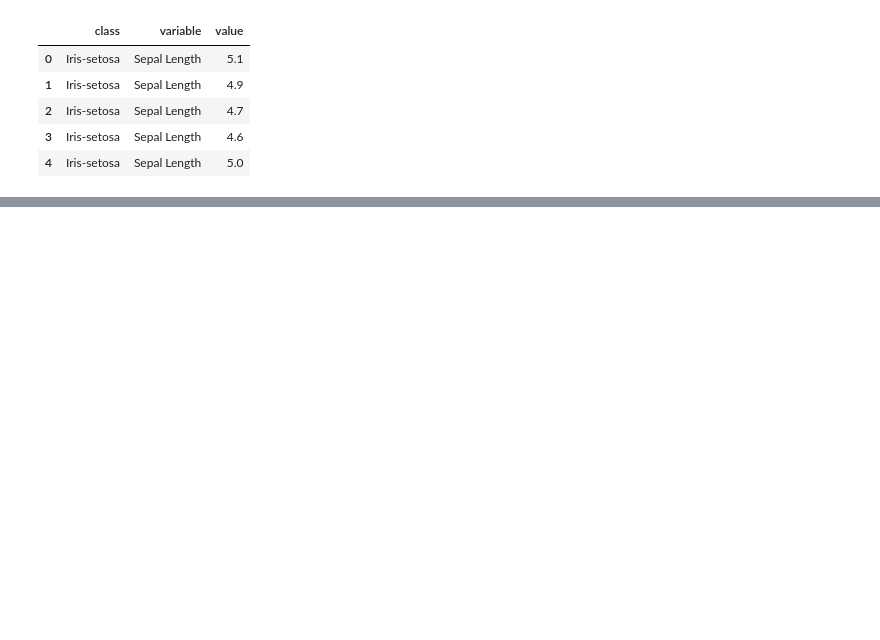
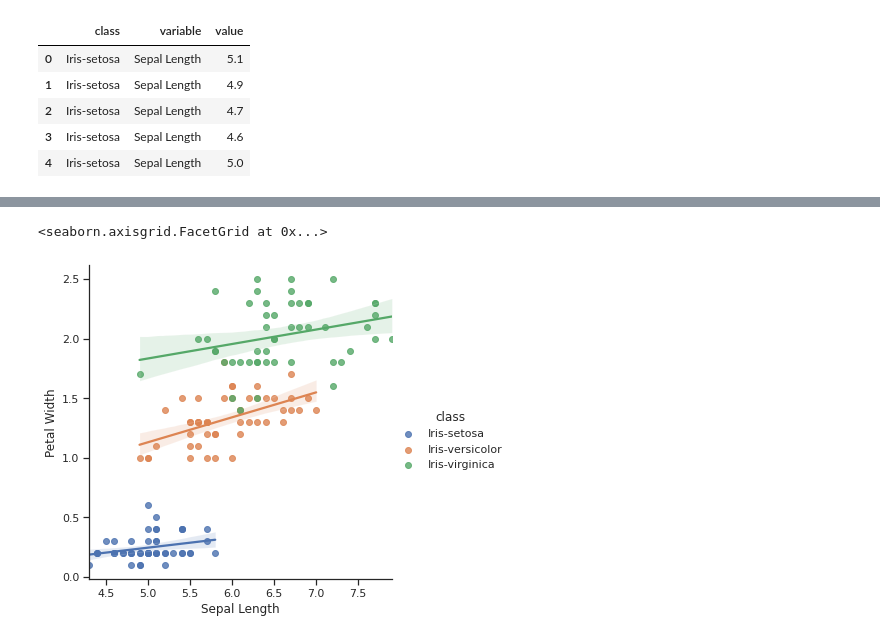
Before and after one commit to fod/pands-project2021, a Jupyter notebook: iris_analysis.ipynb, the cells around one changed output, grey strips where cells are left out. Saved outputs shown, nothing was run; the diff lists cells and outputs as text; code cells hidden in the pictures; blank space fills up the shorter version.

```diff
--- a/iris_analysis.ipynb
+++ b/iris_analysis.ipynb
@@ -118,0 +137,5 @@ iris_melt
+# %%
+sns.lmplot(data=iris, x="Sepal Length", y="Petal Width", hue="class")
+# %% [output]
+<seaborn.axisgrid.FacetGrid at 0x...>
+[figure, added]
```
Also changed, not shown: parts of 10 cells of this notebook, 1 other file.
